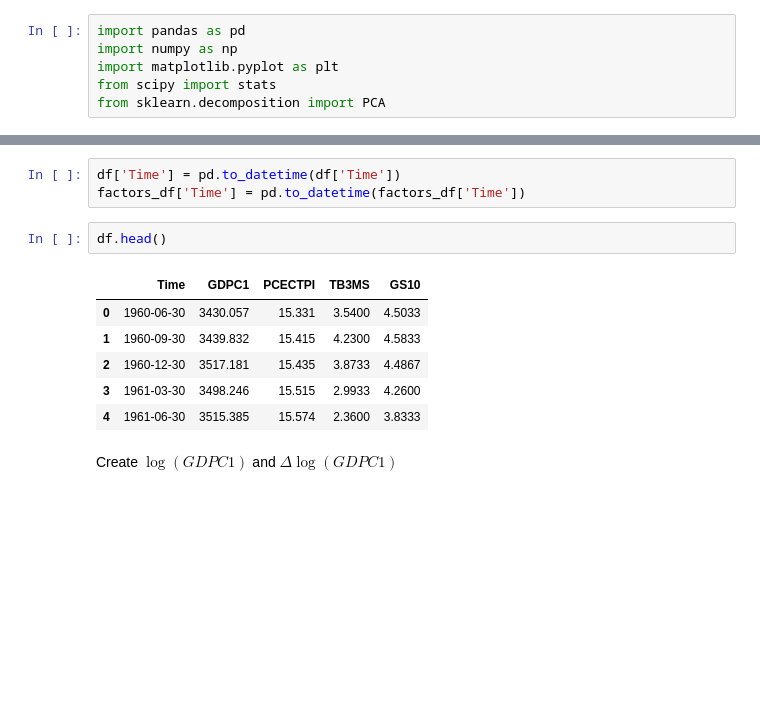
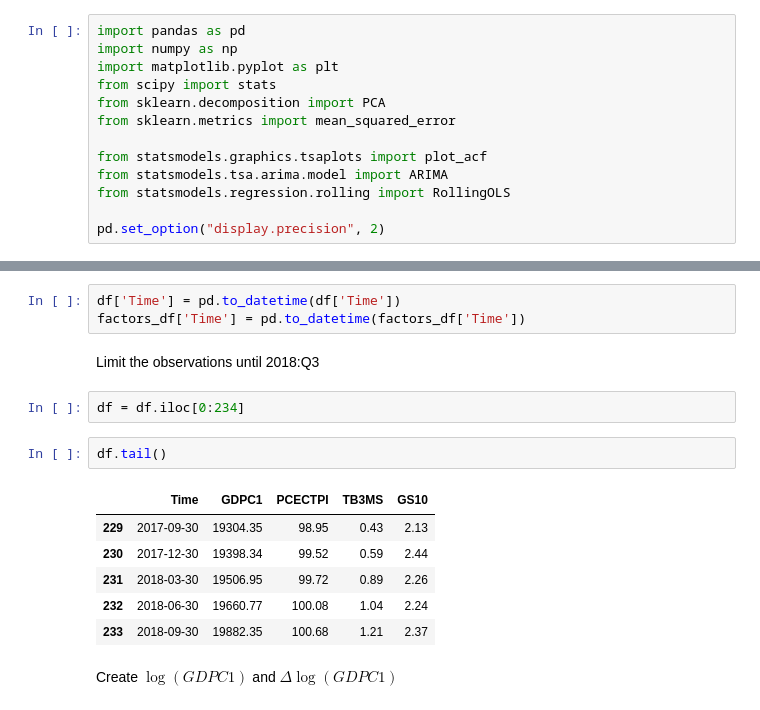
Before and after one commit to giordanovitale/Time-Series-Project, a Jupyter notebook: ts_project.ipynb, the cells around one changed output, grey strips where cells are left out. Cells and saved outputs as stored; diff of their text form; blank space fills up the shorter version.

```diff
--- a/ts_project.ipynb
+++ b/ts_project.ipynb
@@ -6,3 +6,10 @@ import numpy as np
 import matplotlib.pyplot as plt
 from scipy import stats
 from sklearn.decomposition import PCA
+from sklearn.metrics import mean_squared_error
+
+from statsmodels.graphics.tsaplots import plot_acf
+from statsmodels.tsa.arima.model import ARIMA
+from statsmodels.regression.rolling import RollingOLS
+
+pd.set_option("display.precision", 2)
@@ -13,15 +22,19 @@ factors_df = xls.parse(1)
 # %%
 df['Time'] = pd.to_datetime(df['Time'])
 factors_df['Time'] = pd.to_datetime(factors_df['Time'])
+# %% [markdown]
+Limit the observations until 2018:Q3
+# %%
+df = df.iloc[0:234]
 # %%
-df.head()
+df.tail()
 # %% [output]
 |  | Time | GDPC1 | PCECTPI | TB3MS | GS10 |
-| 0 | 1960-06-30 | 3430.057 | 15.331 | 3.5400 | 4.5033 |
-| 1 | 1960-09-30 | 3439.832 | 15.415 | 4.2300 | 4.5833 |
-| 2 | 1960-12-30 | 3517.181 | 15.435 | 3.8733 | 4.4867 |
-| 3 | 1961-03-30 | 3498.246 | 15.515 | 2.9933 | 4.2600 |
-| 4 | 1961-06-30 | 3515.385 | 15.574 | 2.3600 | 3.8333 |
+| 229 | 2017-09-30 | 19304.35 | 98.95 | 0.43 | 2.13 |
+| 230 | 2017-12-30 | 19398.34 | 99.52 | 0.59 | 2.44 |
+| 231 | 2018-03-30 | 19506.95 | 99.72 | 0.89 | 2.26 |
+| 232 | 2018-06-30 | 19660.77 | 100.08 | 1.04 | 2.24 |
+| 233 | 2018-09-30 | 19882.35 | 100.68 | 1.21 | 2.37 |
 # %% [markdown]
 Create $\log(GDPC1)$ and $\Delta \log(GDPC1)$
 # %%
```
Also changed, not shown: parts of 13 cells of this notebook, 1 other file.
